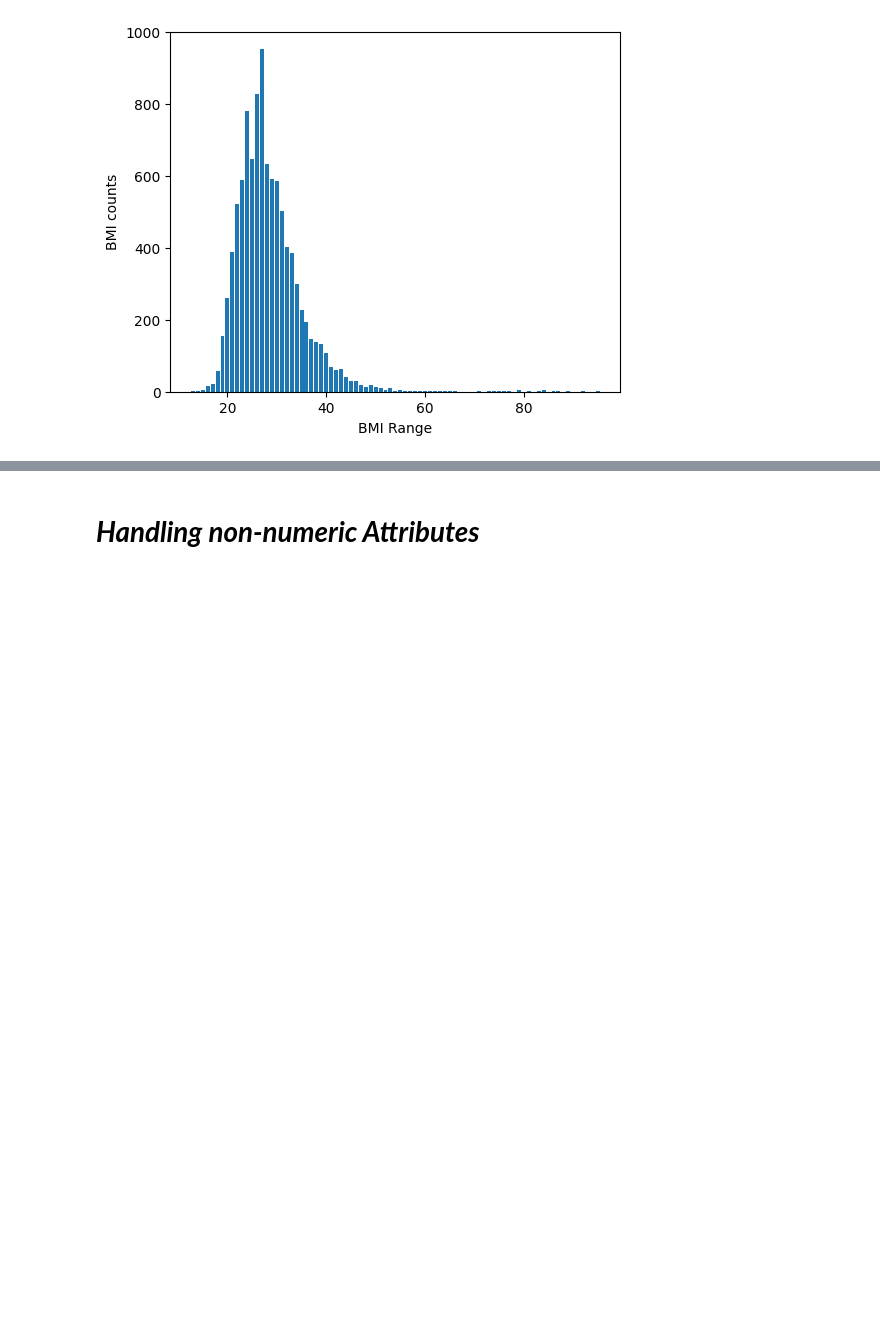
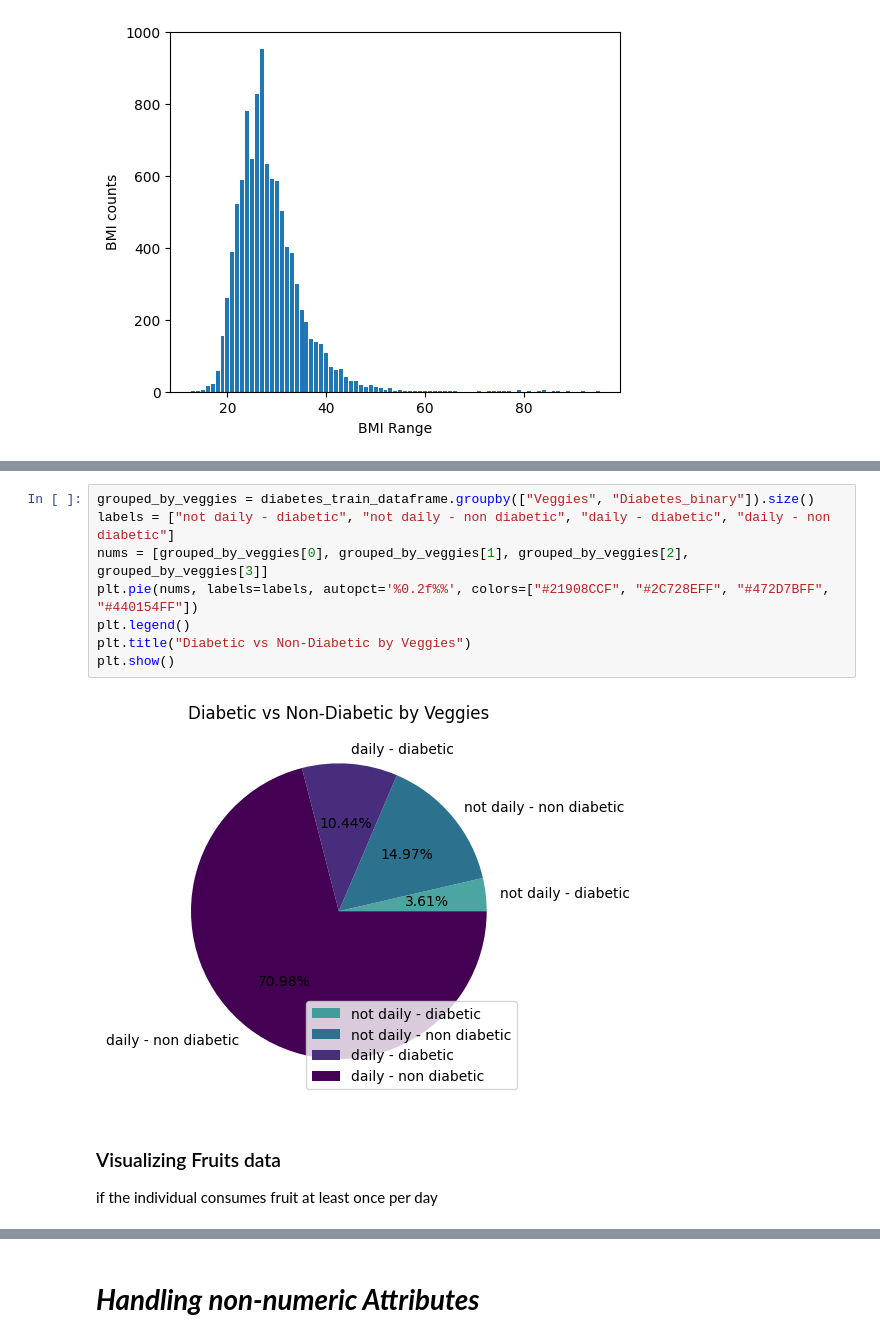
Before and after one commit to amjadAwad95/diabetes-prediction, a Jupyter notebook: src/EDA.ipynb, the cells around one changed output, grey strips where cells are left out. Saved outputs shown, nothing was run; the diff lists cells and outputs as text; blank space fills up the shorter version.

Commit message:
visualizing veggies and fruits data

```diff
--- a/src/EDA.ipynb
+++ b/src/EDA.ipynb
@@ -414,0 +424,13 @@ plt.show()
+# %%
+grouped_by_veggies = diabetes_train_dataframe.groupby(["Veggies", "Diabetes_binary"]).size()
+labels = ["not daily - diabetic", "not daily - non diabetic", "daily - diabetic", "daily - non diabetic"]
+nums = [grouped_by_veggies[0], grouped_by_veggies[1], grouped_by_veggies[2], grouped_by_veggies[3]]
+plt.pie(nums, labels=labels, autopct='%0.2f%%', colors=["#21908CCF", "#2C728EFF", "#472D7BFF", "#440154FF"])
+plt.legend()
+plt.title("Diabetic vs Non-Diabetic by Veggies")
+plt.show()
+# %% [output]
+[figure, added]
+# %% [markdown]
+### Visualizing Fruits data
+if the individual consumes fruit at least once per day
```
Also changed, not shown: parts of 7 cells of this notebook.
